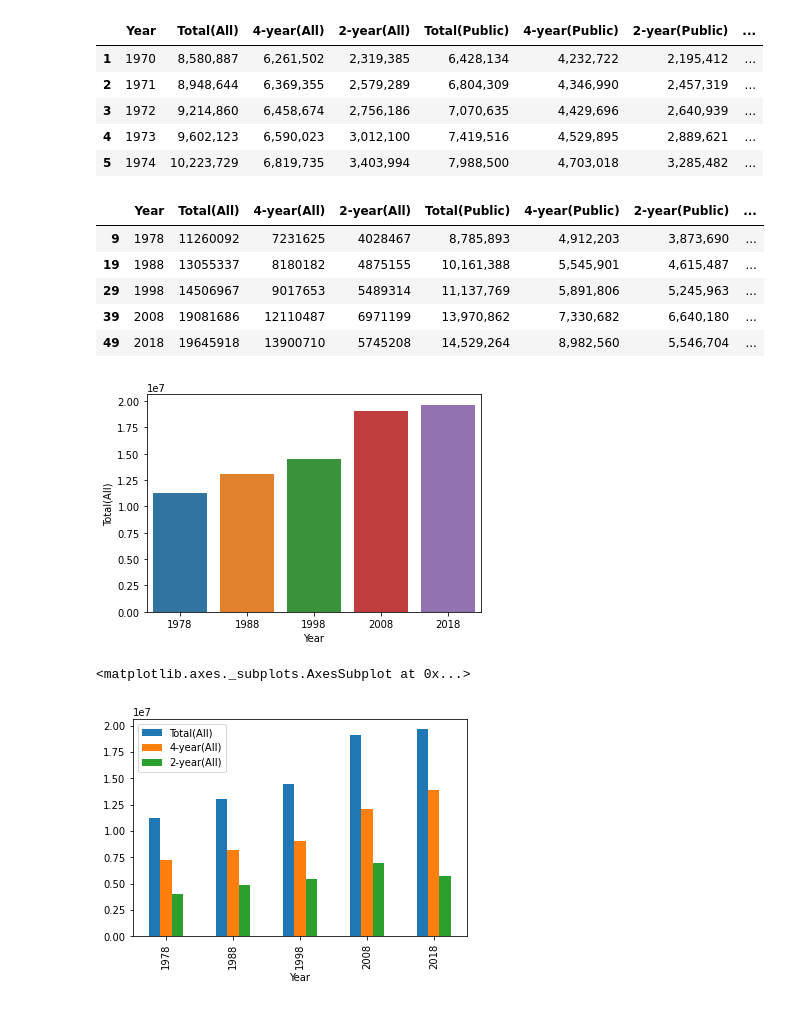
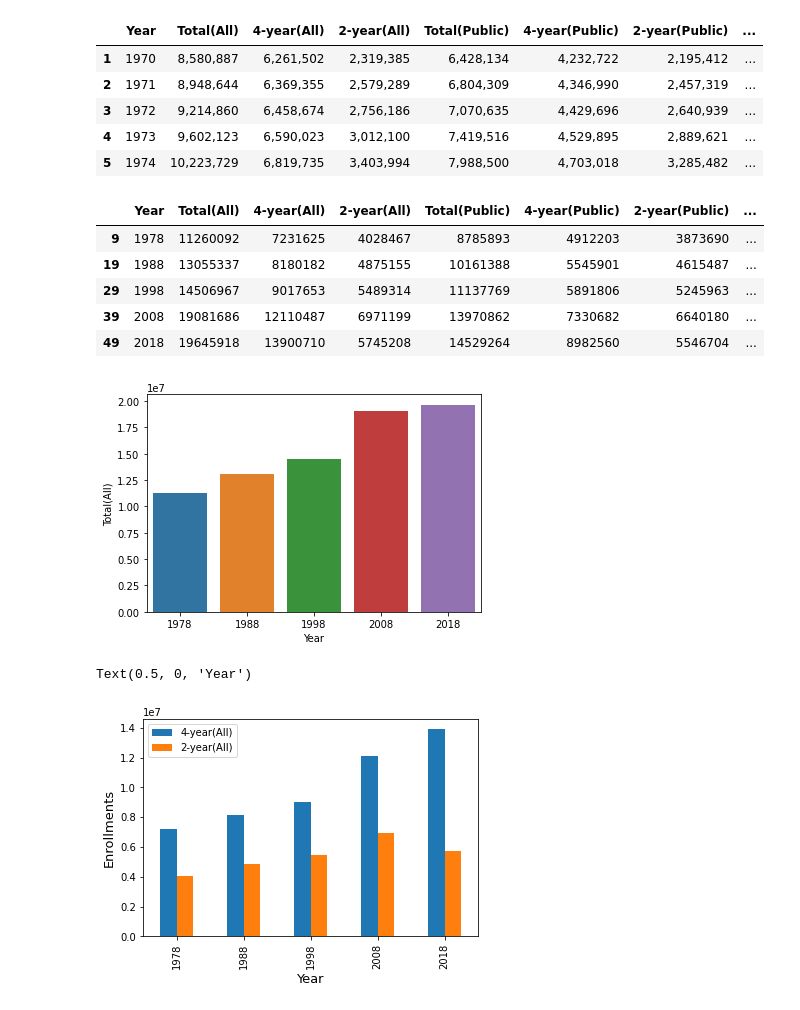
Before and after one commit to Vineet2107/HSO201_CourseProject, a Jupyter notebook: HSO_Arush.ipynb, the cells around one changed output. Saved outputs shown, nothing was run; the diff lists cells and outputs as text; code cells hidden in the pictures.

```diff
--- a/HSO_Arush.ipynb
+++ b/HSO_Arush.ipynb
@@ -57,6 +100,13 @@ df['2-year(All)'] = list
 df['Total(All)'] = df['Total(All)'].astype(int)
 df['4-year(All)'] = df['4-year(All)'].astype(int)
 df['2-year(All)'] = df['2-year(All)'].astype(int)
+df['Total(Public)'] = df['Total(Public)'].astype(int)
+df['4-year(Public)'] = df['4-year(Public)'].astype(int)
+df['2-year(Public)'] = df['2-year(Public)'].astype(int)
+df['Total(Private_All)'] = df['Total(Private_All)'].astype(int)
+df['4-year(Private_All)'] = df['4-year(Private_All)'].astype(int)
+df['2-year(Private_All)'] = df['2-year(Private_All)'].astype(int)
+
 df['Year'] = df['Year'].astype(int)
 
 df1 = df[(df['Year'] == 1978) | (df['Year'] == 1988) | (df['Year'] == 1998) | (df['Year'] == 2008) | (df['Year'] == 2018)]
@@ -68,22 +118,22 @@ df1.head()
 # x_vars = ['Total(All)', '4-year(All)', '2-year(All)']
 # %% [output]
 |  | Year | Total(All) | 4-year(All) | 2-year(All) | Total(Public) | 4-year(Public) | 2-year(Public) | ... |
-| 9 | 1978 | 11260092 | 7231625 | 4028467 | 8,785,893 | 4,912,203 | 3,873,690 | ... |
-| 19 | 1988 | 13055337 | 8180182 | 4875155 | 10,161,388 | 5,545,901 | 4,615,487 | ... |
-| 29 | 1998 | 14506967 | 9017653 | 5489314 | 11,137,769 | 5,891,806 | 5,245,963 | ... |
-| 39 | 2008 | 19081686 | 12110487 | 6971199 | 13,970,862 | 7,330,682 | 6,640,180 | ... |
-| 49 | 2018 | 19645918 | 13900710 | 5745208 | 14,529,264 | 8,982,560 | 5,546,704 | ... |
+| 9 | 1978 | 11260092 | 7231625 | 4028467 | 8785893 | 4912203 | 3873690 | ... |
+| 19 | 1988 | 13055337 | 8180182 | 4875155 | 10161388 | 5545901 | 4615487 | ... |
+| 29 | 1998 | 14506967 | 9017653 | 5489314 | 11137769 | 5891806 | 5245963 | ... |
+| 39 | 2008 | 19081686 | 12110487 | 6971199 | 13970862 | 7330682 | 6640180 | ... |
+| 49 | 2018 | 19645918 | 13900710 | 5745208 | 14529264 | 8982560 | 5546704 | ... |
 [figure]
 # %%
-columns = ['Year', 'Total(All)', '4-year(All)', '2-year(All)']
+columns = ['Year', '4-year(All)', '2-year(All)']
 df2 = df1[columns]
 
 df2 = df2.set_index('Year')
-df2.columns = ['Total(All)', '4-year(All)', '2-year(All)']
-df2.plot(kind = 'bar')
-
+df2.plot(kind = 'bar',)
+plt.ylabel('Enrollments', size = 13)
+plt.xlabel('Year', size = 13)
 # plt.figure(figsize=(6,4))
 # plt.subplot()
 # %% [output]
-<matplotlib.axes._subplots.AxesSubplot at 0x...>
+Text(0.5, 0, 'Year')
-[figure, old version]
+[figure, new version]
```
Also changed, not shown: parts of 11 cells of this notebook.
